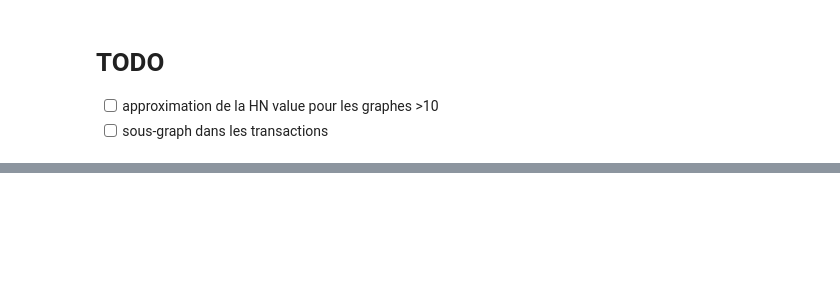
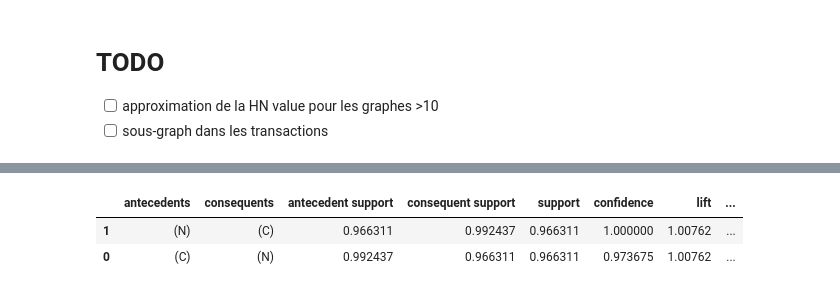
Before and after one commit to ElouanV/gnn_exaplainability, a Jupyter notebook: src/eval.ipynb, the cells around one changed output, grey strips where cells are left out. Cells and saved outputs as stored; diff of their text form; code cells hidden in the pictures; blank space fills up the shorter version.

```diff
--- a/src/eval.ipynb
+++ b/src/eval.ipynb
@@ -151,0 +154,4 @@ pattern
+# %%
+number_of_graphs=2923
+frequent_itemsets, a_rules = pattern_frequency('results/mutagenicity/gcn/gstarx', metric="entropy", rule=1,
+                  dataset_name="mutagenicity", graph_ids=np.arange(0, number_of_graphs), fixed_size=True, size=3, sparsity=0.5, method='split_top')
@@ -151,0 +164,7 @@ pattern
+# %%
+frequent_itemsets.sort_values(by='support', ascending=False)
+a_rules.sort_values(by='confidence', ascending=False)
+# %% [output]
+|  | antecedents | consequents | antecedent support | consequent support | support | confidence | lift | ... |
+| 1 | (N) | (C) | 0.966311 | 0.992437 | 0.966311 | 1.000000 | 1.00762 | ... |
+| 0 | (C) | (N) | 0.992437 | 0.966311 | 0.966311 | 0.973675 | 1.00762 | ... |
```
Also changed, not shown: parts of 19 cells of this notebook, 4 other files.
